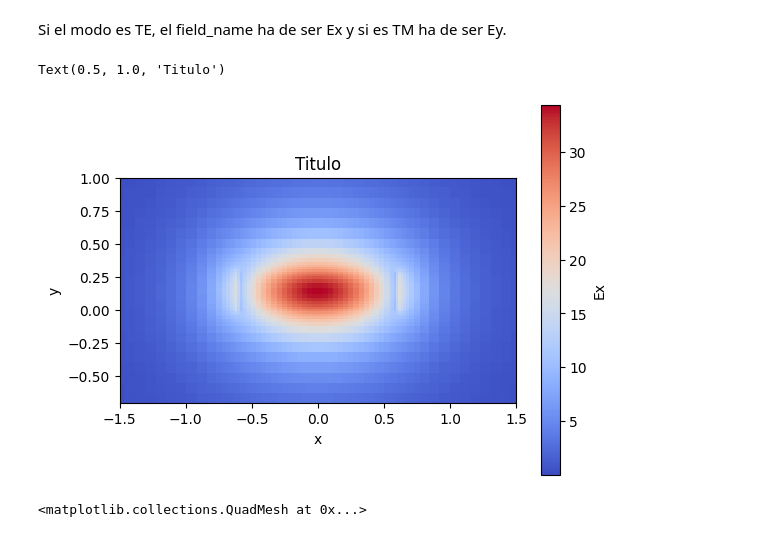
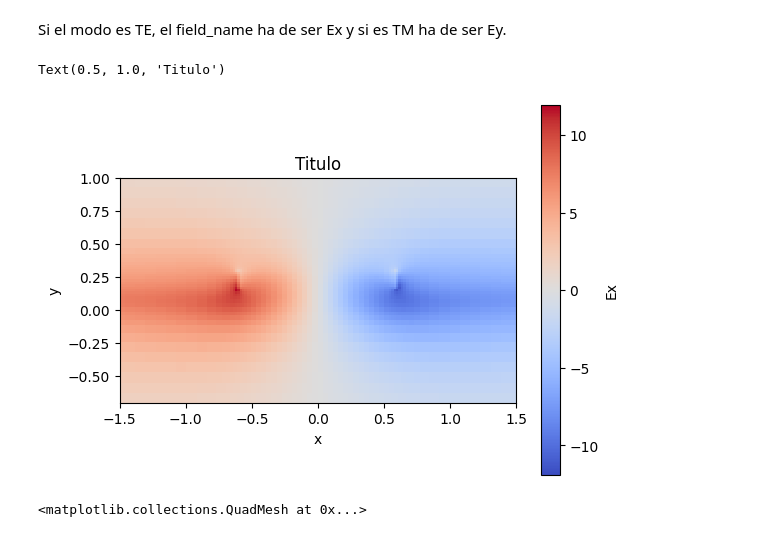
Before and after one commit to davidalcarria/pic-upv-lab0, a Jupyter notebook: 010_MODESOLVER_Student.ipynb, the cells around one changed output. Drawn from its saved outputs; the diff is of its cells as text; code cells hidden in the pictures.

```diff
--- a/010_MODESOLVER_Student.ipynb
+++ b/010_MODESOLVER_Student.ipynb
@@ -103,3 +103,22 @@ deep_waveguide.plot_index()
 # %% [output]
 <matplotlib.collections.QuadMesh at 0x...>
 [figure]
+# %%
+shallow_waveguide = gt.modes.Waveguide(
+    # Geometrical Parameters
+    core_width=1.2, # Waveguide width
+    core_thickness=300 * nm, # Waveguide height
+    slab_thickness=150 * nm, # For shallow waveguides - Set to 0 if its a deep-etched waveguide.
+    # Materials
+    core_material='sin', #  Material of the waveguide
+    clad_material='sio2', # Surrounding material
+    # Modesolver Parameters
+    wavelength=1550 * nm, # Wavelength to simulate
+    num_modes=4, # Targeted number of modes to find
+    max_grid_scaling=1.5, # Parameters of the grid
+    grid_resolution=20, # Parameters of the grid
+    cache_path='.cache/', # Important! In order to save simulation time, set your cache Path!
+    precision='double',
+)
+
+shallow_waveguide.plot_index()
@@ -128,17 +164,17 @@ array([0.00494574, 0.98995741, 0.03735206, 0.952349  ])
 # %% [markdown]
 Si el modo es TE, el field_name ha de ser Ex y si es TM ha de ser Ey.
 # %%
-deep_waveguide.plot_field(mode_index=0 , # Mode to be plotted
+shallow_waveguide.plot_field(mode_index=1 , # Mode to be plotted
                           field_name='Ex', # Field to be plotted
                           value='real', # Real - abs - imag
                             cmap='coolwarm', # Suggestions: Change the plot color
                           xlim=(-1.5, 1.5), # Set the x and y limits
                           ylim=(-0.7, 1)
 ) #
 plt.title('Titulo') # You might need this later :)
 # %% [output]
 Text(0.5, 1.0, 'Titulo')
-[figure, old version]
+[figure, new version]
 # %%
 deep_waveguide.plot_field(mode_index=1 , # Mode to be plotted
                           field_name='Ey', # Field to be plotted
```
Also changed, not shown: parts of 7 cells of this notebook.
